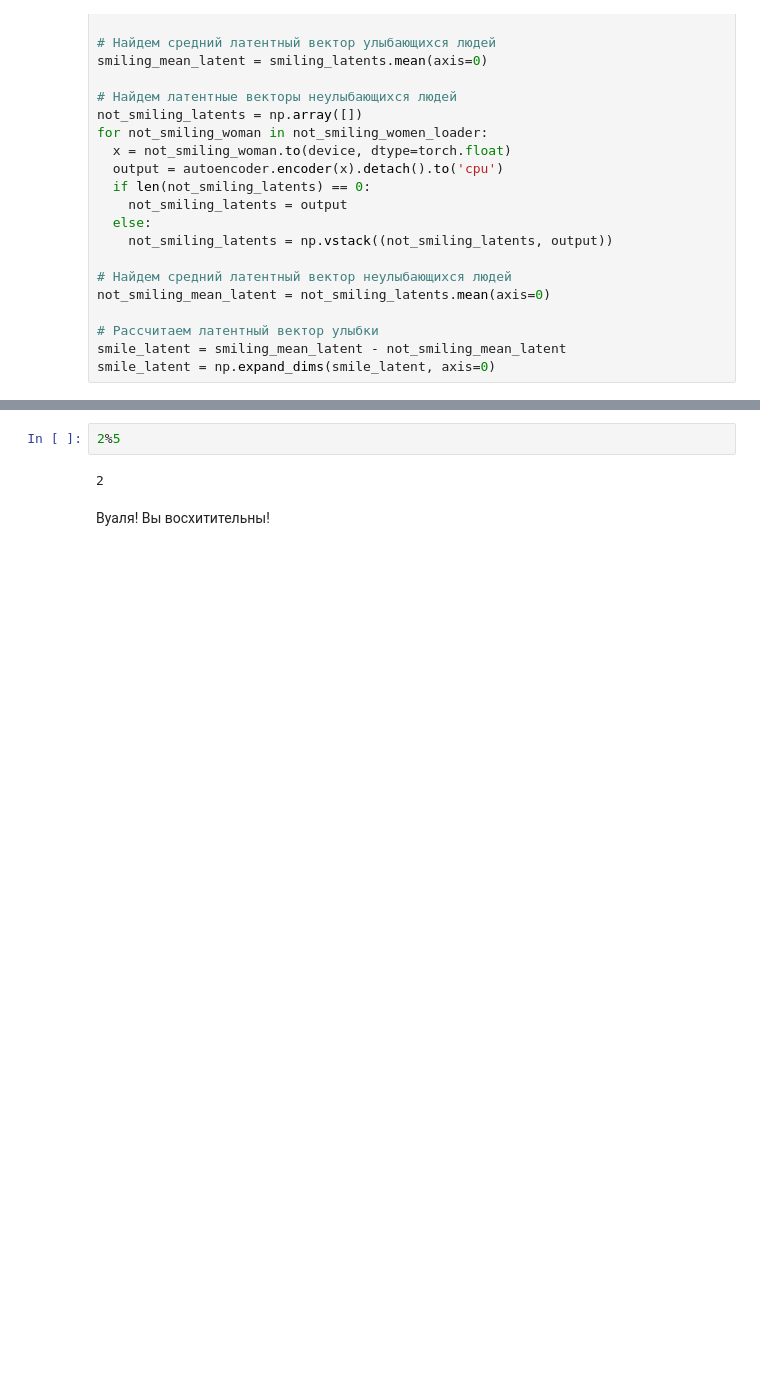
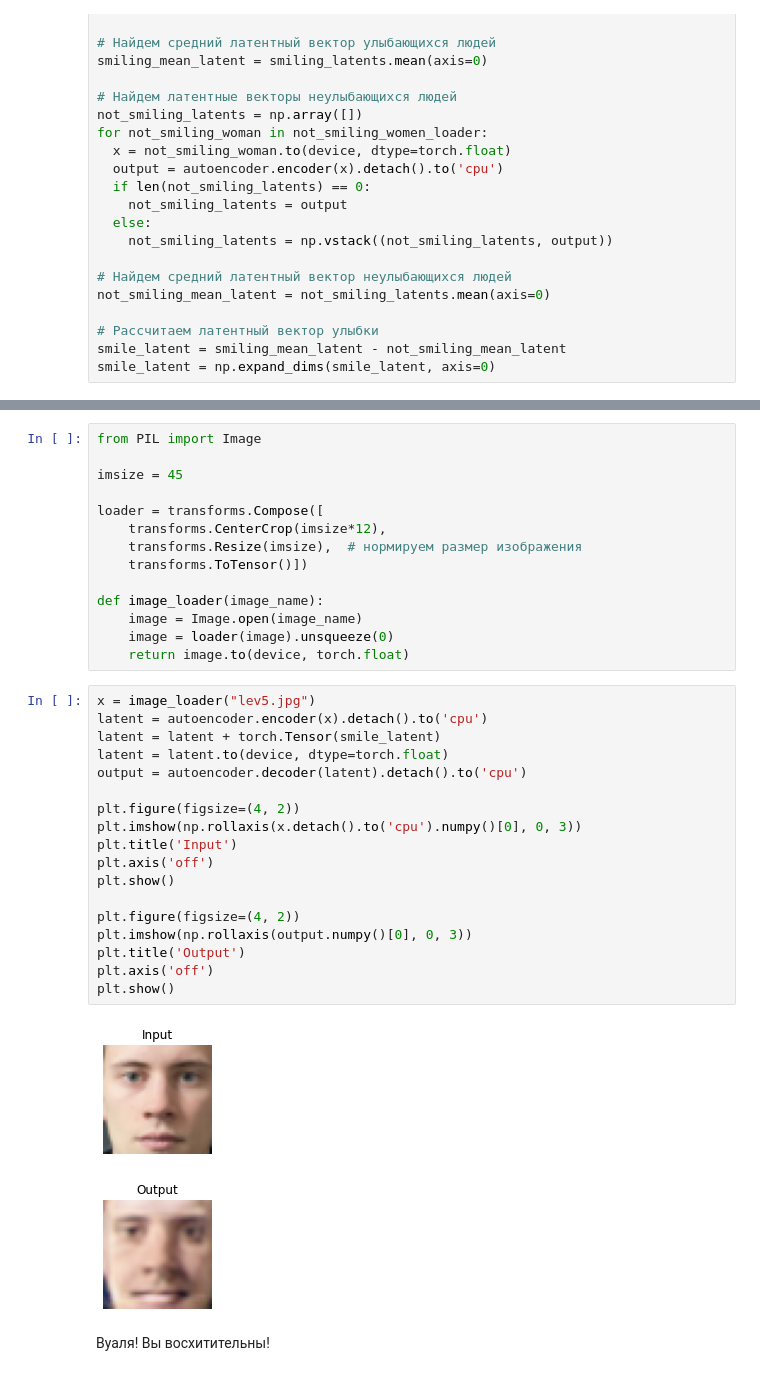
Before and after one commit to LevPerla/DLS_CV_Course, a Jupyter notebook: project/Autoencoders.ipynb, the cells around one changed output, grey strips where cells are left out. Drawn from its saved outputs; the diff is of its cells as text; blank space fills up the shorter version.

```diff
--- a/project/Autoencoders.ipynb
+++ b/project/Autoencoders.ipynb
@@ -519,8 +538,39 @@ for not_smiling in data_val:
 <Figure size 1296x432 with 0 Axes>
-# %%
-2%5
-# %% [output]
-2
+# %%
+from PIL import Image
+
+imsize = 45
+
+loader = transforms.Compose([
+    transforms.CenterCrop(imsize*12),
+    transforms.Resize(imsize),  # нормируем размер изображения
+    transforms.ToTensor()])
+
+def image_loader(image_name):
+    image = Image.open(image_name)
+    image = loader(image).unsqueeze(0)
+    return image.to(device, torch.float)
+# %%
+x = image_loader("lev5.jpg")
+latent = autoencoder.encoder(x).detach().to('cpu')
+latent = latent + torch.Tensor(smile_latent)
+latent = latent.to(device, dtype=torch.float)
+output = autoencoder.decoder(latent).detach().to('cpu')
+
+plt.figure(figsize=(4, 2))
+plt.imshow(np.rollaxis(x.detach().to('cpu').numpy()[0], 0, 3))
+plt.title('Input')
+plt.axis('off')
+plt.show()
+
+plt.figure(figsize=(4, 2))
+plt.imshow(np.rollaxis(output.numpy()[0], 0, 3))
+plt.title('Output')
+plt.axis('off')
+plt.show()
+# %% [output]
+[figure, added]
+[figure, added]
 # %% [markdown]
 Вуаля! Вы восхитительны!
 # %% [markdown]
```
Also changed, not shown: parts of 5 cells of this notebook.
